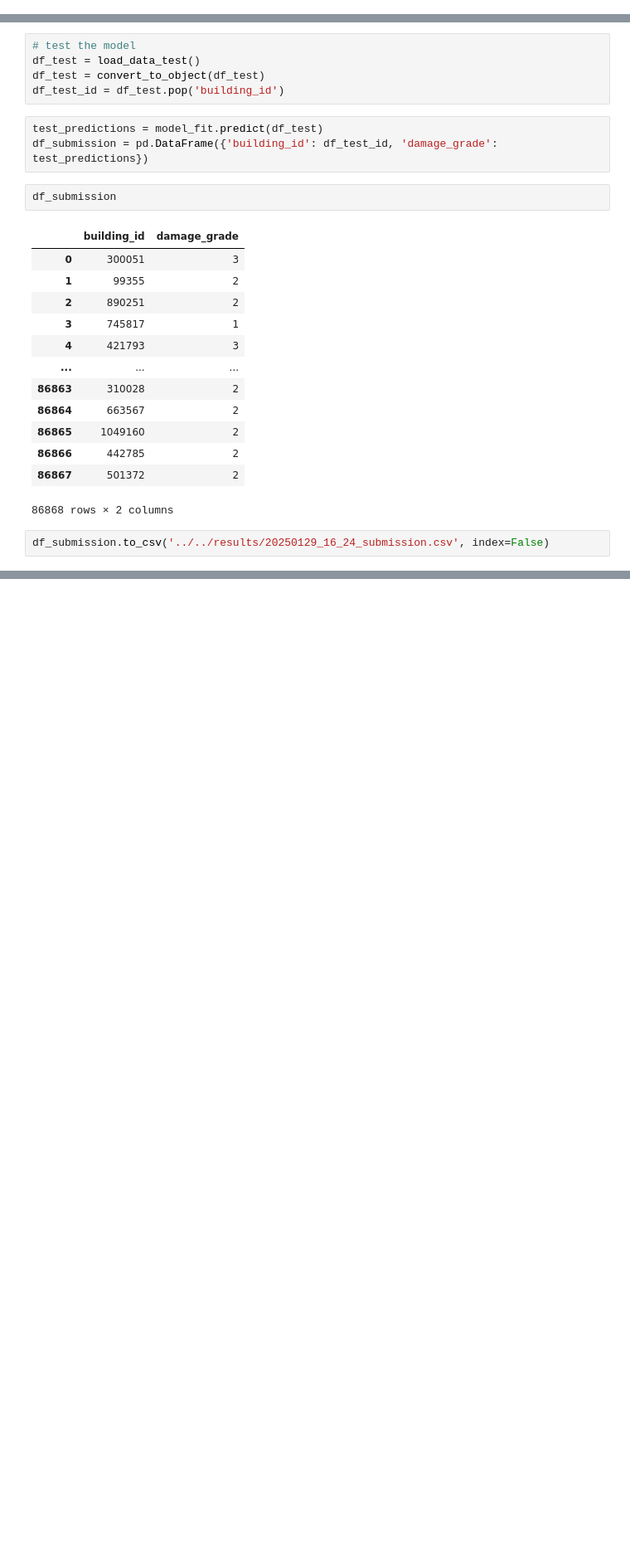
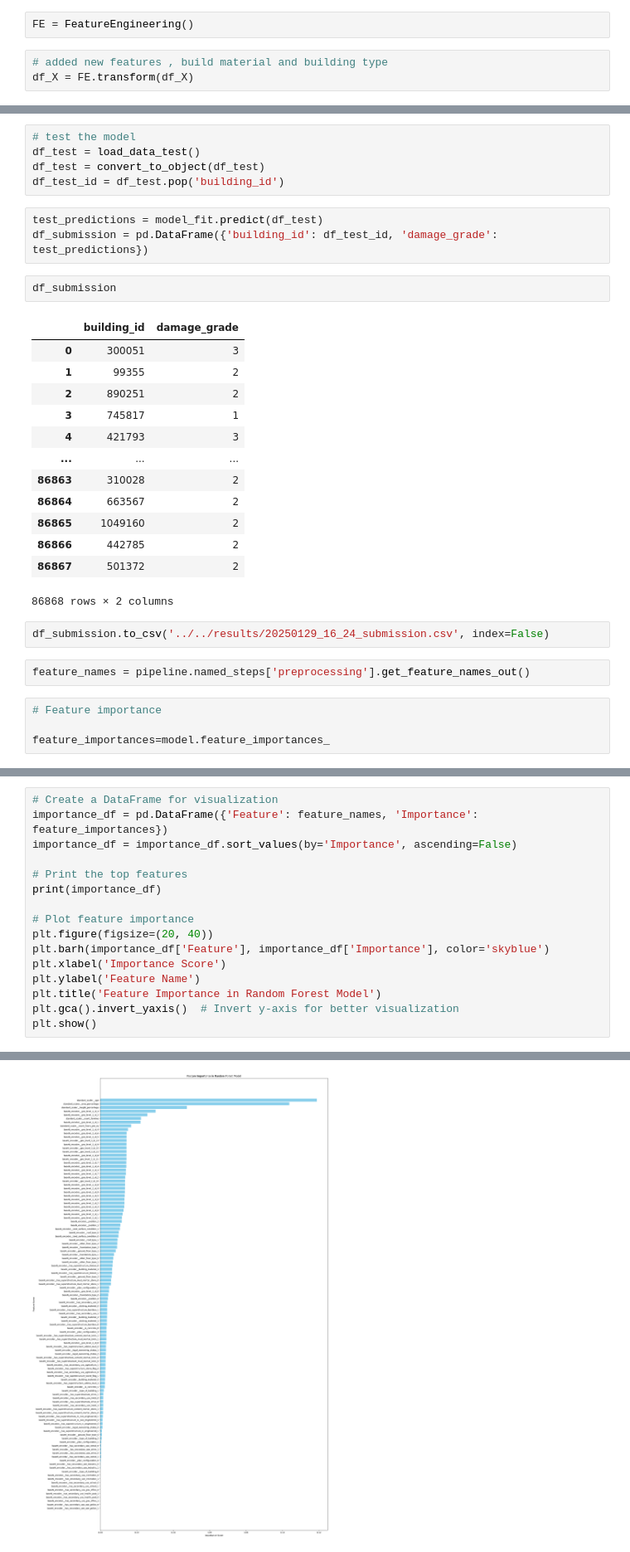
Before and after one commit to shahabday/Earthquake-competition, a Jupyter notebook: Notebooks/1 development/SD_dev_feature_engineering.ipynb, the cells around one changed output, grey strips where cells are left out. Shown at 83% size. Cells and saved outputs as stored; diff of their text form; blank space fills up the shorter version.

Commit message:
predicted with encoded values , also created new pipe line

```diff
--- a/Notebooks/1 development/SD_dev_feature_engineering.ipynb
+++ b/Notebooks/1 development/SD_dev_feature_engineering.ipynb
@@ -118,0 +37,5 @@ df_X["type_of_building"] = df_X["type_of_building"].map({
+# %%
+FE = FeatureEngineering()
+# %%
+# added new features , build material and building type
+df_X = FE.transform(df_X)
@@ -227,3 +163,9 @@ df_submission
 86868 rows × 2 columns
 # %%
 df_submission.to_csv('../../results/20250129_16_24_submission.csv', index=False)
+# %%
+feature_names = pipeline.named_steps['preprocessing'].get_feature_names_out()
+# %%
+# Feature importance
+
+feature_importances=model.feature_importances_
@@ -229,0 +175,17 @@ df_submission.to_csv('../../results/20250129_16_24_submission.csv', index=False)
+# %%
+# Create a DataFrame for visualization
+importance_df = pd.DataFrame({'Feature': feature_names, 'Importance': feature_importances})
+importance_df = importance_df.sort_values(by='Importance', ascending=False)
+
+# Print the top features
+print(importance_df)
+
+# Plot feature importance
+plt.figure(figsize=(20, 40))
+plt.barh(importance_df['Feature'], importance_df['Importance'], color='skyblue')
+plt.xlabel('Importance Score')
+plt.ylabel('Feature Name')
+plt.title('Feature Importance in Random Forest Model')
+plt.gca().invert_yaxis()  # Invert y-axis for better visualization
+plt.show()
+# %% [output]
@@ -229,0 +206 @@ df_submission.to_csv('../../results/20250129_16_24_submission.csv', index=False)
+[figure, added]
```
Also changed, not shown: parts of 14 cells of this notebook, 4 other files.
